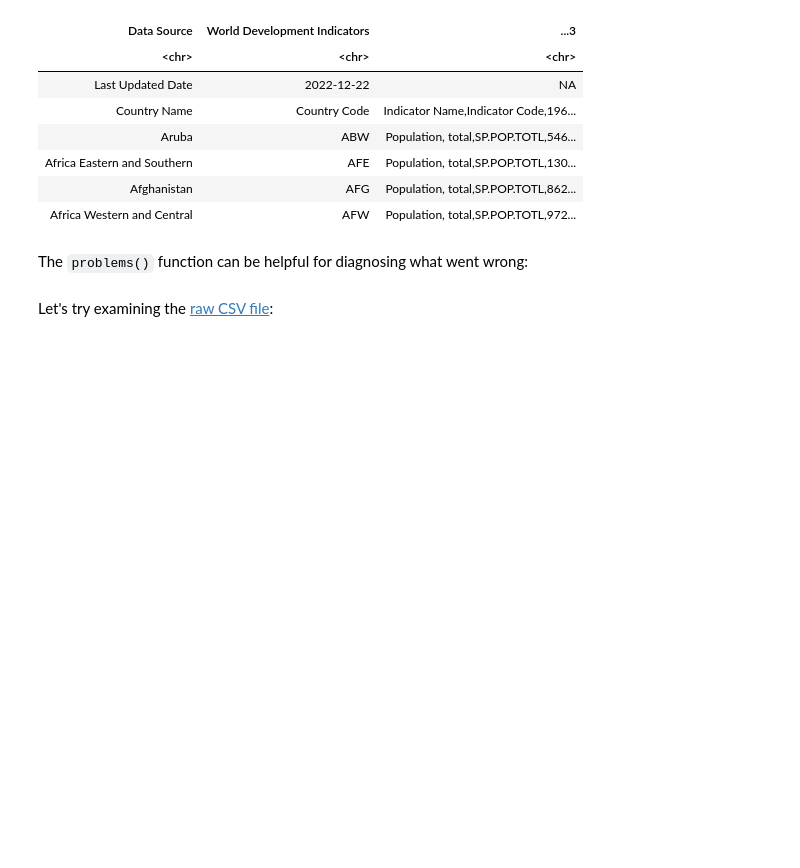
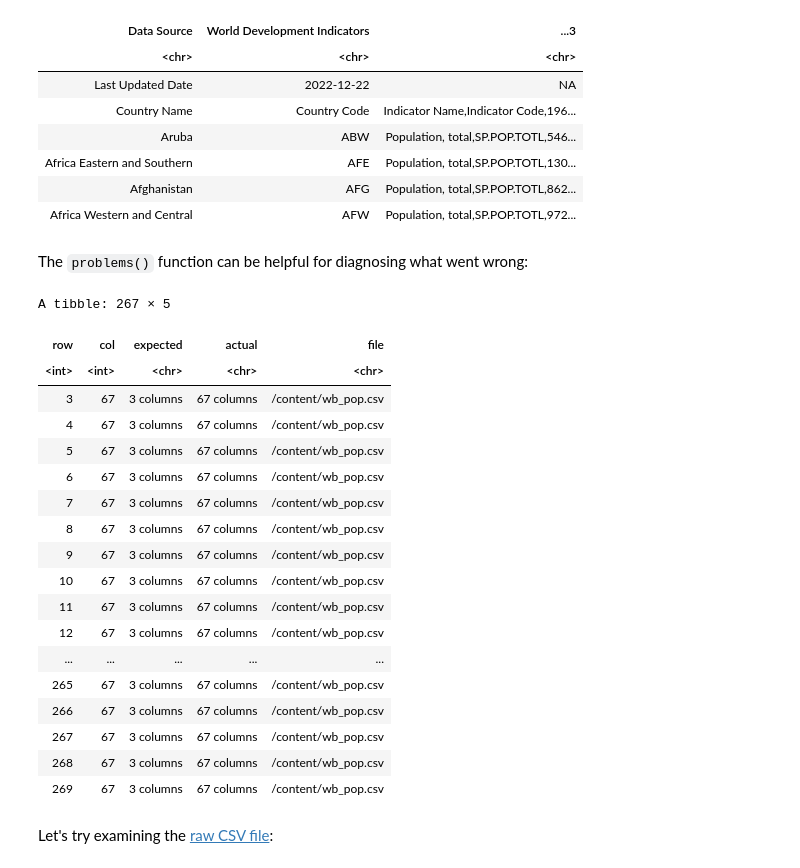
Before and after one commit to jravi123/stats306-w23, a Jupyter notebook: lectures/week7/lecture10.ipynb, the cells around one changed output. Cells and saved outputs as stored; diff of their text form; code cells hidden in the pictures; blank space fills up the shorter version.

```diff
--- a/lectures/week7/lecture10.ipynb
+++ b/lectures/week7/lecture10.ipynb
@@ -461,6 +440,27 @@ A tibble: 6 × 3
 The `problems()` function can be helpful for diagnosing what went wrong:
 # %%
 # problems loading wb_pop
+problems(wb_pop)
+# %% [output]
+A tibble: 267 × 5
+| row | col | expected | actual | file |
+| <int> | <int> | <chr> | <chr> | <chr> |
+| 3 | 67 | 3 columns | 67 columns | /content/wb_pop.csv |
+| 4 | 67 | 3 columns | 67 columns | /content/wb_pop.csv |
+| 5 | 67 | 3 columns | 67 columns | /content/wb_pop.csv |
+| 6 | 67 | 3 columns | 67 columns | /content/wb_pop.csv |
+| 7 | 67 | 3 columns | 67 columns | /content/wb_pop.csv |
+| 8 | 67 | 3 columns | 67 columns | /content/wb_pop.csv |
+| 9 | 67 | 3 columns | 67 columns | /content/wb_pop.csv |
+| 10 | 67 | 3 columns | 67 columns | /content/wb_pop.csv |
+| 11 | 67 | 3 columns | 67 columns | /content/wb_pop.csv |
+| 12 | 67 | 3 columns | 67 columns | /content/wb_pop.csv |
+| ... | ... | ... | ... | ... |
+| 265 | 67 | 3 columns | 67 columns | /content/wb_pop.csv |
+| 266 | 67 | 3 columns | 67 columns | /content/wb_pop.csv |
+| 267 | 67 | 3 columns | 67 columns | /content/wb_pop.csv |
+| 268 | 67 | 3 columns | 67 columns | /content/wb_pop.csv |
+| 269 | 67 | 3 columns | 67 columns | /content/wb_pop.csv |
 # %% [markdown]
 Let's try examining the [raw CSV file](wb_pop.csv):
 # %% [markdown]
```
Also changed, not shown: parts of 31 cells of this notebook.
